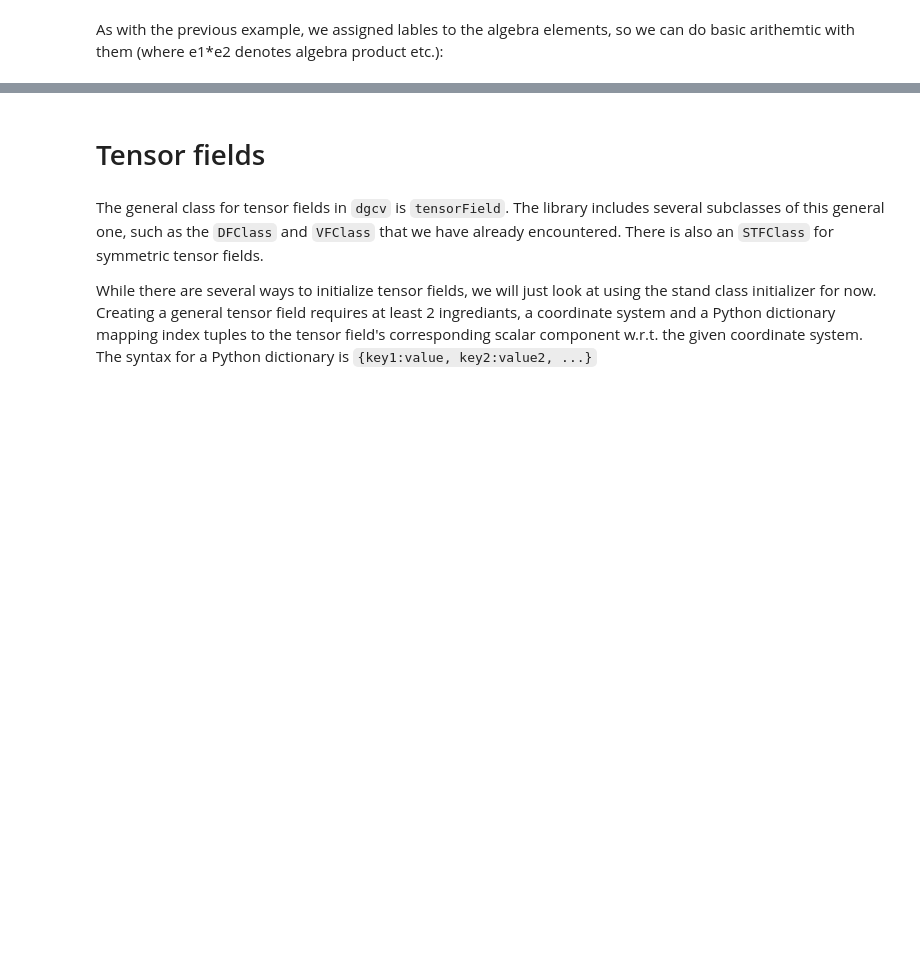
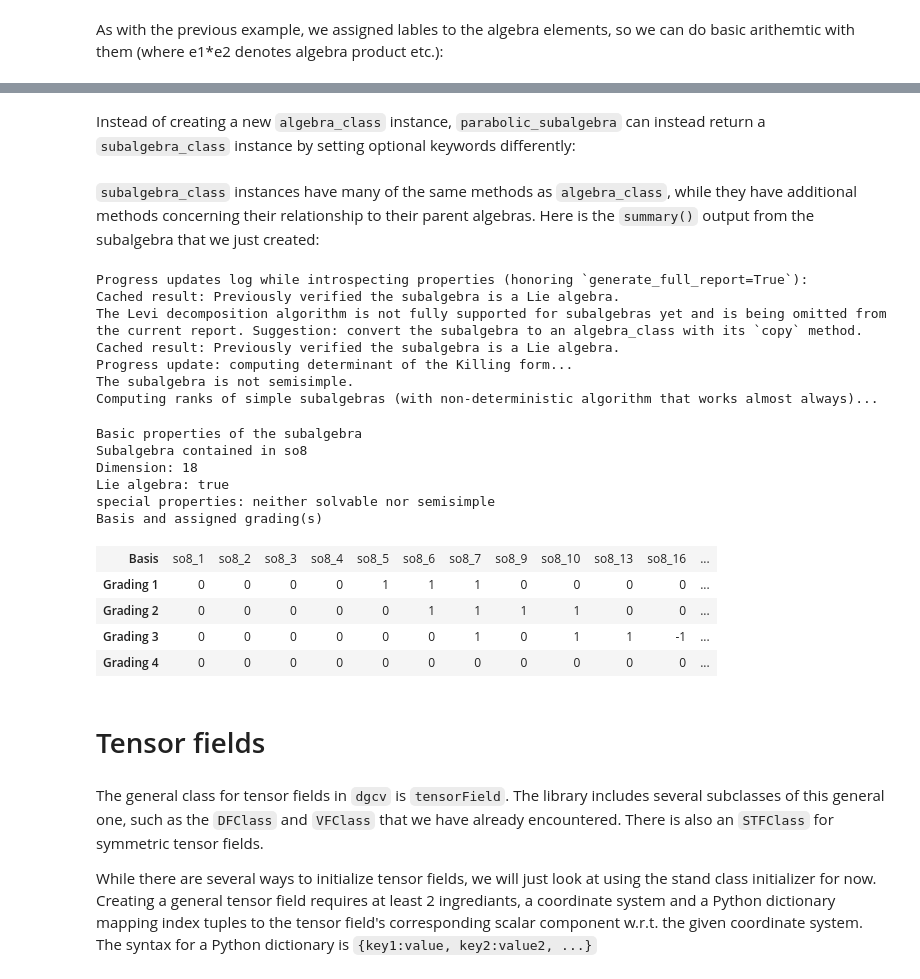
Before and after one commit to YikesItsSykes/DGCV, a Jupyter notebook: tutorials/DGCV_introduction.ipynb, the cells around one changed output, grey strips where cells are left out. Saved outputs shown, nothing was run; the diff lists cells and outputs as text; code cells hidden in the pictures; blank space fills up the shorter version.

```diff
--- a/tutorials/DGCV_introduction.ipynb
+++ b/tutorials/DGCV_introduction.ipynb
@@ -424,3 +640,30 @@ Array(so3.structureData)
+# %% [markdown]
+Instead of creating a new `algebra_class` instance, `parabolic_subalgebra` can instead return a `subalgebra_class` instance by setting optional keywords differently:
+# %%
+new_subalgebra=so8.parabolic_subalgebra(roots=[1,2],format_as_subalgebra_class=True,return_created_obj=True)
+# %% [markdown]
+`subalgebra_class` instances have many of the same methods as `algebra_class`, while they have additional methods concerning their relationship to their parent algebras. Here is the `summary()` output from the subalgebra that we just created:
+# %%
+new_subalgebra.summary(generate_full_report=True)
+# %% [output]
+Progress updates log while introspecting properties (honoring `generate_full_report=True`):
+Cached result: Previously verified the subalgebra is a Lie algebra.
+The Levi decomposition algorithm is not fully supported for subalgebras yet and is being omitted from the current report. Suggestion: convert the subalgebra to an algebra_class with its `copy` method.
+Cached result: Previously verified the subalgebra is a Lie algebra.
+Progress update: computing determinant of the Killing form...
+The subalgebra is not semisimple.
+Computing ranks of simple subalgebras (with non-deterministic algorithm that works almost always)...
+Basic properties of the subalgebra
+Subalgebra contained in so8
+Dimension: 18
+Lie algebra: true
+special properties: neither solvable nor semisimple
+Basis and assigned grading(s)
+| Basis | so8_1 | so8_2 | so8_3 | so8_4 | so8_5 | so8_6 | so8_7 | so8_9 | so8_10 | so8_13 | so8_16 | ... |
+| Grading 1 | 0 | 0 | 0 | 0 | 1 | 1 | 1 | 0 | 0 | 0 | 0 | ... |
+| Grading 2 | 0 | 0 | 0 | 0 | 0 | 1 | 1 | 1 | 1 | 0 | 0 | ... |
+| Grading 3 | 0 | 0 | 0 | 0 | 0 | 0 | 1 | 0 | 1 | 1 | -1 | ... |
+| Grading 4 | 0 | 0 | 0 | 0 | 0 | 0 | 0 | 0 | 0 | 0 | 0 | ... |
 # %% [markdown]
 # Tensor fields
 # %% [markdown]
```
Also changed, not shown: parts of 61 cells of this notebook, 21 other files.
